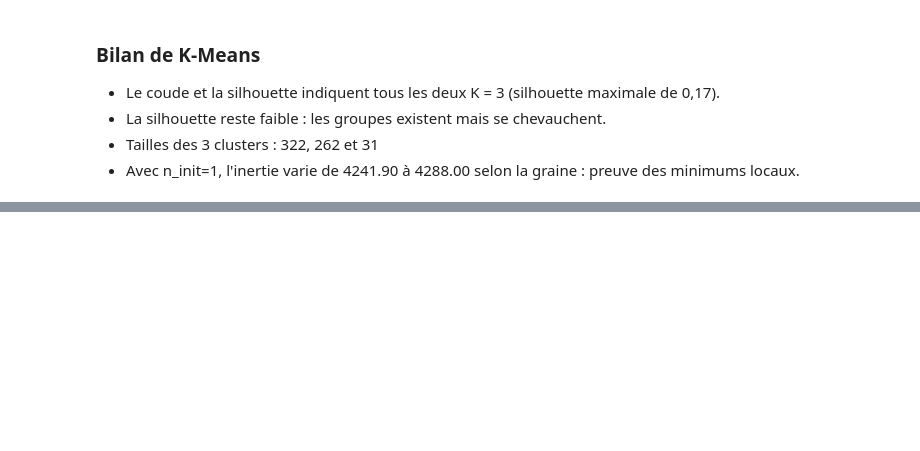
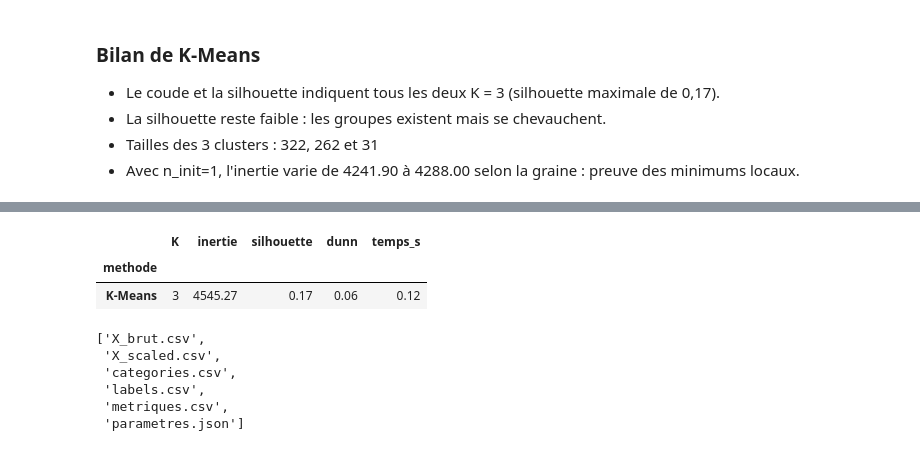
Before and after one commit to CedricKonkobo/Clustering-d-analyses-sanguines, a Jupyter notebook: Clustering d’analyses sanguines.ipynb, the cells around one changed output, grey strips where cells are left out. Saved outputs shown, nothing was run; the diff lists cells and outputs as text; code cells hidden in the pictures; blank space fills up the shorter version.

```diff
--- a/Clustering d’analyses sanguines.ipynb
+++ b/Clustering d’analyses sanguines.ipynb
@@ -434,0 +494,55 @@ pd.DataFrame(essais).set_index("graine").round(1)
+# %%
+from scipy.spatial.distance import pdist, cdist
+import numpy as np
+
+def dunn_index(X, labels):
+    clusters = np.unique(labels)
+
+    max_intra = 0
+    for c in clusters:
+        cluster_points = X[labels == c]
+
+        if len(cluster_points) > 1:
+            intra = np.max(pdist(cluster_points))
+            max_intra = max(max_intra, intra)
+
+    min_inter = np.inf
+    for i in range(len(clusters)):
+        for j in range(i + 1, len(clusters)):
+            c1 = X[labels == clusters[i]]
+            c2 = X[labels == clusters[j]]
+
+            inter = np.min(cdist(c1, c2))
+            min_inter = min(min_inter, inter)
+
+    return min_inter / max_intra
+# %%
+dunn_score = dunn_index(
+    X_scaled.values,
+    labels_kmeans
+)
+# %%
+## Metriques K-means
+
+metriques = pd.DataFrame([{"methode": "K-Means",
+                           "K": K_choisi,
+                           "inertie": kmeans.inertia_,
+                           "silhouette": silhouette_score(X_scaled, labels_kmeans),
+                           "dunn":dunn_score,
+                           "temps_s": temps_kmeans}]).set_index("methode")
+
+metriques.to_csv("resultats/metriques.csv")
+metriques
+# %% [output]
+|  | K | inertie | silhouette | dunn | temps_s |
+| methode |  |  |  |  |  |
+| K-Means | 3 | 4545.27 | 0.17 | 0.06 | 0.12 |
+# %%
+sorted(os.listdir("resultats"))
+# %% [output]
+['X_brut.csv',
+ 'X_scaled.csv',
+ 'categories.csv',
+ 'labels.csv',
+ 'metriques.csv',
+ 'parametres.json']
```
Also changed, not shown: parts of 13 cells of this notebook, 1 other file.
